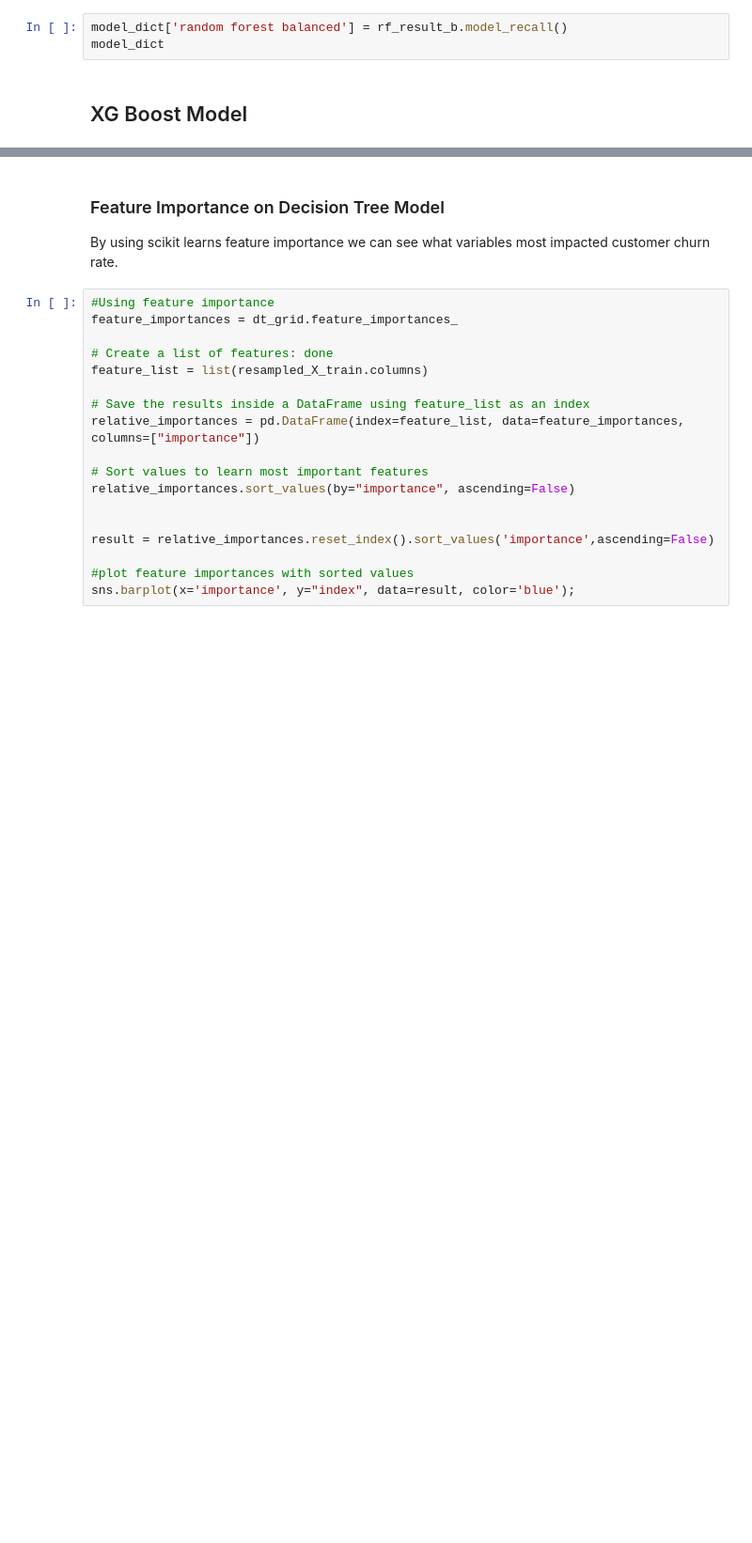
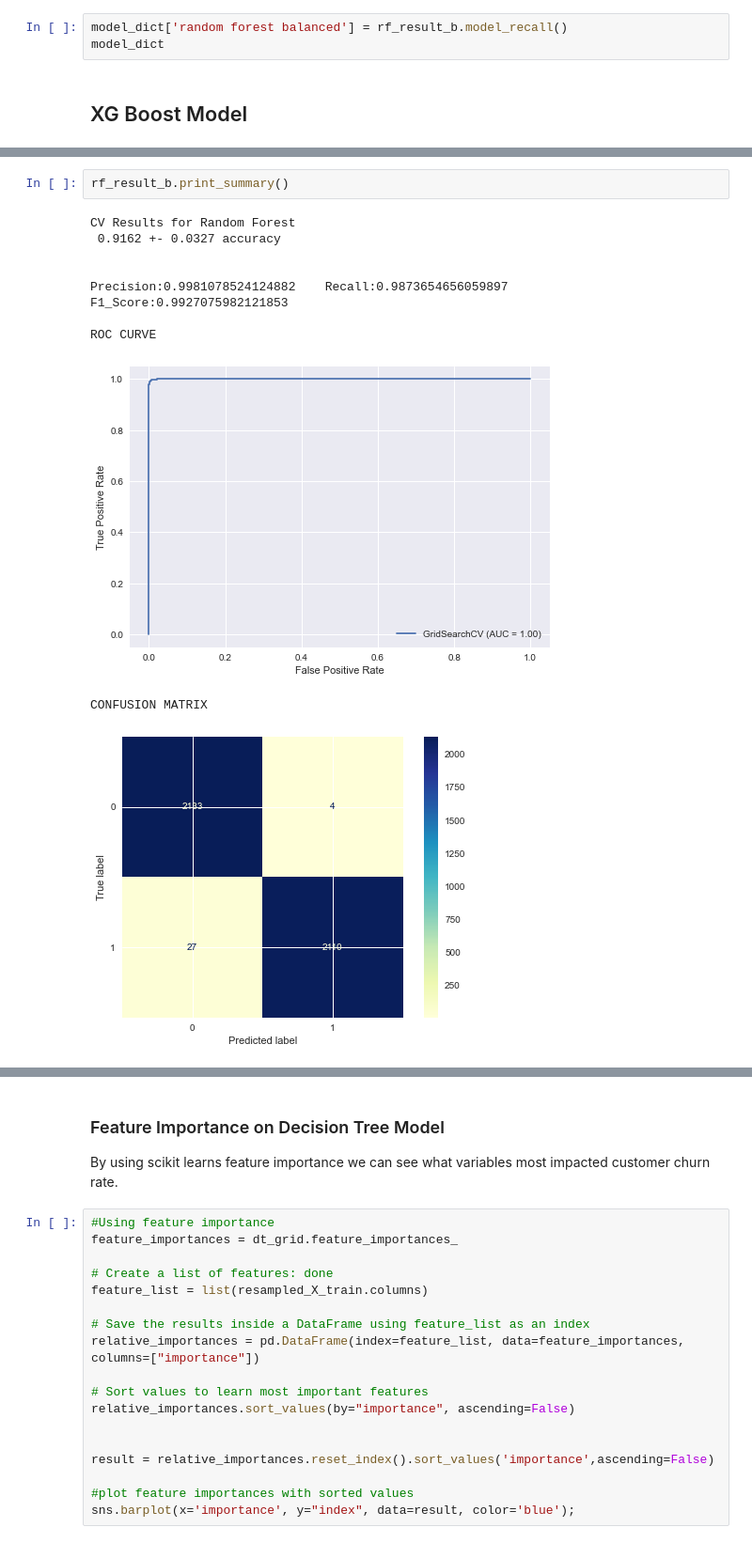
Before and after one commit to SSGrasland/SyriaTel-Customer-Churn-Rate, a Jupyter notebook: Phase 3 Notebook.ipynb, the cells around one changed output, grey strips where cells are left out. Shown: that part at 94% size. Saved outputs shown, nothing was run; the diff lists cells and outputs as text; blank space fills up the shorter version.

```diff
--- a/Phase 3 Notebook.ipynb
+++ b/Phase 3 Notebook.ipynb
@@ -663,0 +473,13 @@ model_dict
+# %%
+rf_result_b.print_summary()
+# %% [output]
+CV Results for Random Forest
+ 0.9162 +- 0.0327 accuracy
+
+
+Precision:0.9981078524124882    Recall:0.9873654656059897       F1_Score:0.9927075982121853
+
+ROC CURVE
+[figure, added]
+CONFUSION MATRIX
+[figure, added]
```
Also changed, not shown: parts of 59 cells of this notebook.
